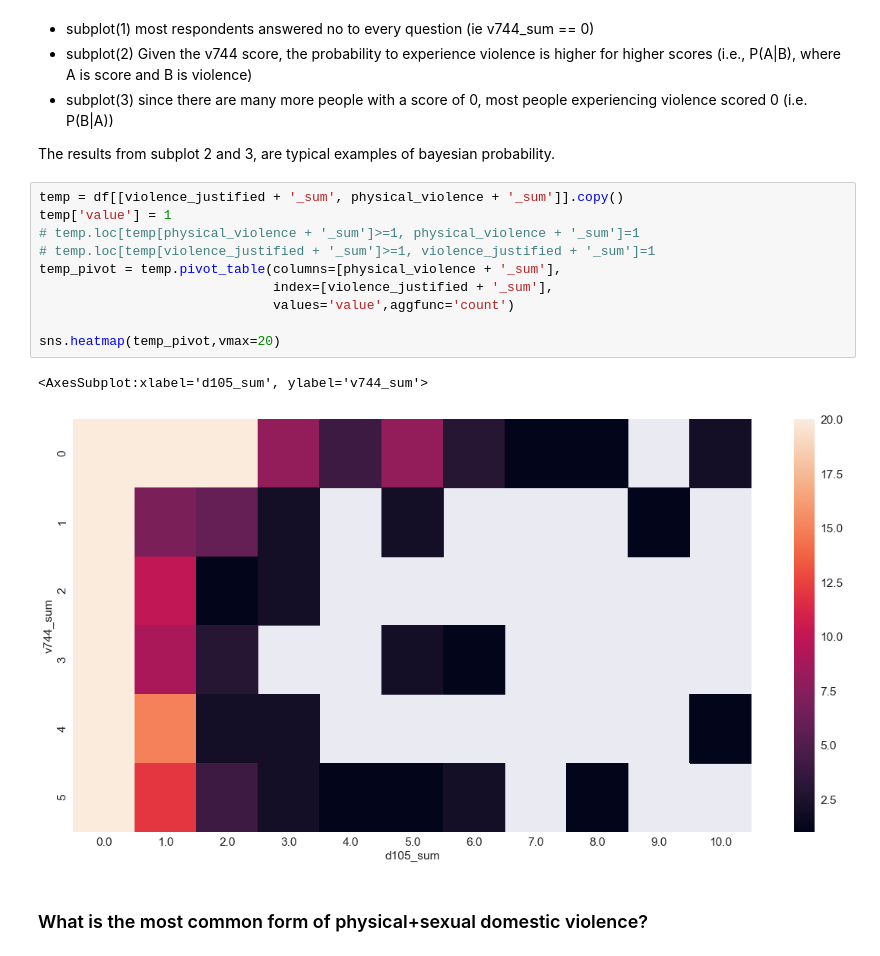
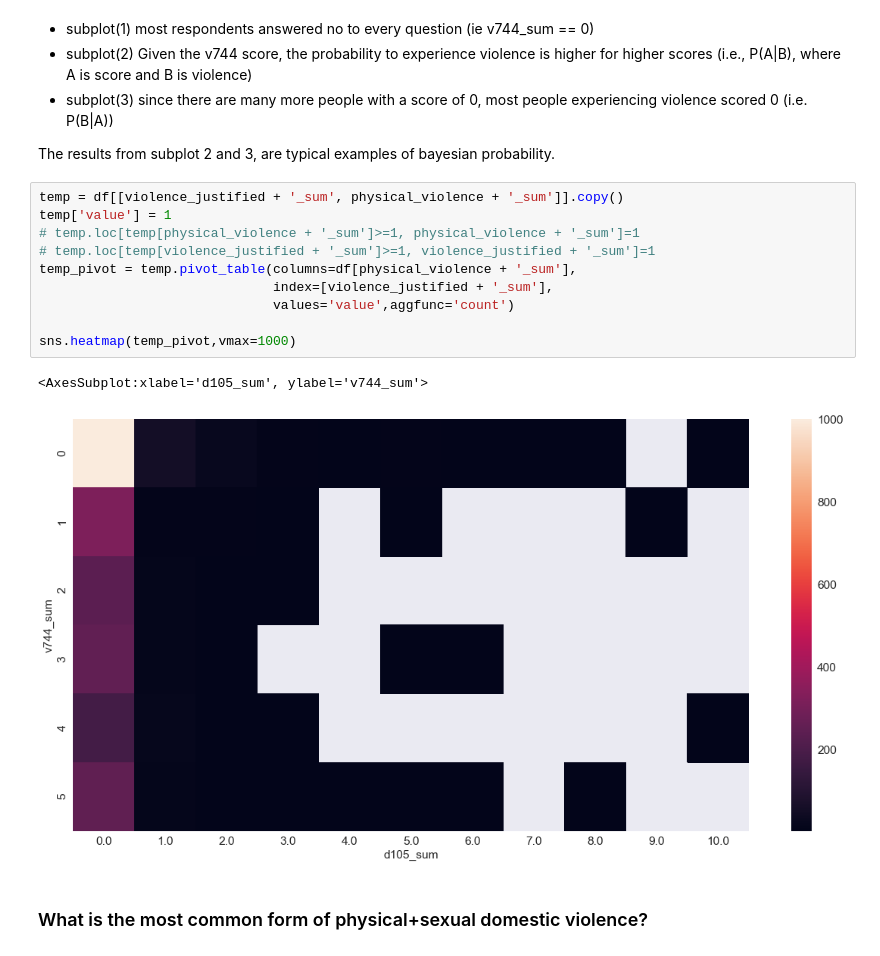
Before and after one commit to abauville/wai_hackathon_2021, a Jupyter notebook: DHS_IR.ipynb, the cells around one changed output. Saved outputs shown, nothing was run; the diff lists cells and outputs as text.

```diff
--- a/DHS_IR.ipynb
+++ b/DHS_IR.ipynb
@@ -260,16 +260,16 @@ The results from subplot 2 and 3, are typical examples of bayesian probability.
 # %%
 temp = df[[violence_justified + '_sum', physical_violence + '_sum']].copy()
 temp['value'] = 1
 # temp.loc[temp[physical_violence + '_sum']>=1, physical_violence + '_sum']=1
 # temp.loc[temp[violence_justified + '_sum']>=1, violence_justified + '_sum']=1
-temp_pivot = temp.pivot_table(columns=[physical_violence + '_sum'],
+temp_pivot = temp.pivot_table(columns=df[physical_violence + '_sum'],
                               index=[violence_justified + '_sum'],
                               values='value',aggfunc='count')
 
-sns.heatmap(temp_pivot,vmax=20)
+sns.heatmap(temp_pivot,vmax=1000)
 # %% [output]
 <AxesSubplot:xlabel='d105_sum', ylabel='v744_sum'>
-[figure, old version]
+[figure, new version]
 # %% [markdown]
 ### What is the most common form of physical+sexual domestic violence?
 # %%
```
Also changed, not shown: parts of 4 cells of this notebook.
